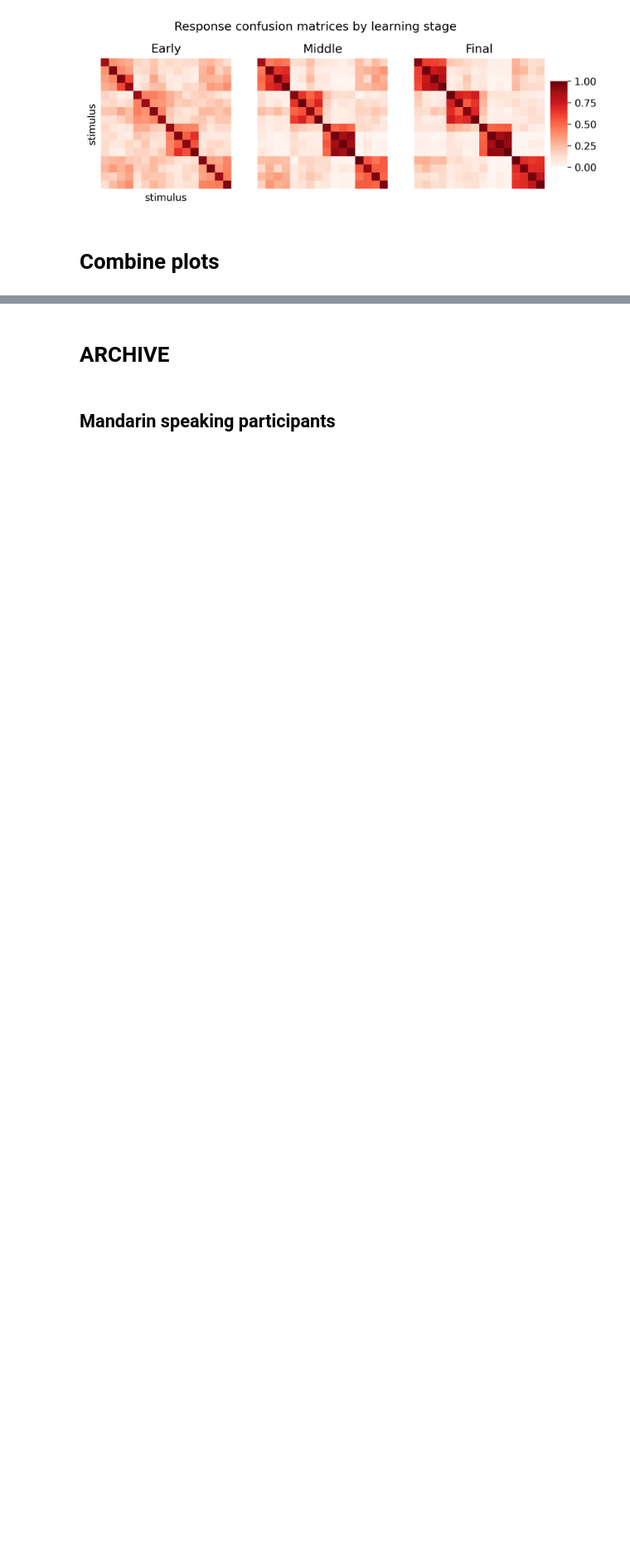
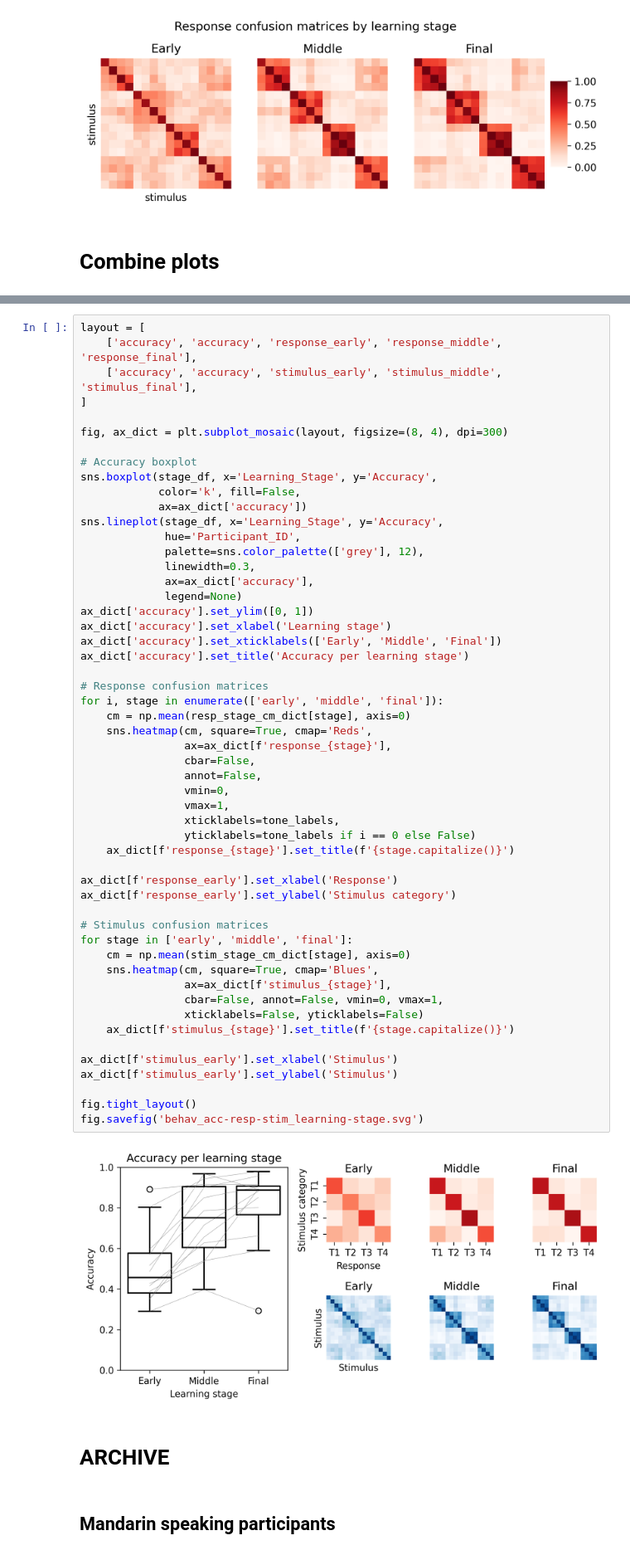
Before and after one commit to SoundBrainLab/fMRI_auditory-category-learning, a Jupyter notebook: 04_behavior/behavior_analysis.ipynb, the cells around one changed output, grey strips where cells are left out. Shown at 83% size. Saved outputs shown, nothing was run; the diff lists cells and outputs as text; blank space fills up the shorter version.

```diff
--- a/04_behavior/behavior_analysis.ipynb
+++ b/04_behavior/behavior_analysis.ipynb
@@ -778,3 +787,58 @@ fig.savefig('behav_learning-stage.svg')
+# %%
+layout = [
+    ['accuracy', 'accuracy', 'response_early', 'response_middle', 'response_final'],
+    ['accuracy', 'accuracy', 'stimulus_early', 'stimulus_middle', 'stimulus_final'],
+]
+
+fig, ax_dict = plt.subplot_mosaic(layout, figsize=(8, 4), dpi=300)
+
+# Accuracy boxplot
+sns.boxplot(stage_df, x='Learning_Stage', y='Accuracy',
+            color='k', fill=False,
+            ax=ax_dict['accuracy'])
+sns.lineplot(stage_df, x='Learning_Stage', y='Accuracy',
+             hue='Participant_ID',
+             palette=sns.color_palette(['grey'], 12),
+             linewidth=0.3,
+             ax=ax_dict['accuracy'],
+             legend=None)
+ax_dict['accuracy'].set_ylim([0, 1])
+ax_dict['accuracy'].set_xlabel('Learning stage')
+ax_dict['accuracy'].set_xticklabels(['Early', 'Middle', 'Final'])
+ax_dict['accuracy'].set_title('Accuracy per learning stage')
+
+# Response confusion matrices
+for i, stage in enumerate(['early', 'middle', 'final']):
+    cm = np.mean(resp_stage_cm_dict[stage], axis=0)
+    sns.heatmap(cm, square=True, cmap='Reds',
+                ax=ax_dict[f'response_{stage}'],
+                cbar=False,
+                annot=False,
+                vmin=0,
+                vmax=1,
+                xticklabels=tone_labels,
+                yticklabels=tone_labels if i == 0 else False)
+    ax_dict[f'response_{stage}'].set_title(f'{stage.capitalize()}')
+
+ax_dict[f'response_early'].set_xlabel('Response')
+ax_dict[f'response_early'].set_ylabel('Stimulus category')
+
+# Stimulus confusion matrices
+for stage in ['early', 'middle', 'final']:
+    cm = np.mean(stim_stage_cm_dict[stage], axis=0)
+    sns.heatmap(cm, square=True, cmap='Blues',
+                ax=ax_dict[f'stimulus_{stage}'],
+                cbar=False, annot=False, vmin=0, vmax=1,
+                xticklabels=False, yticklabels=False)
+    ax_dict[f'stimulus_{stage}'].set_title(f'{stage.capitalize()}')
+
+ax_dict[f'stimulus_early'].set_xlabel('Stimulus')
+ax_dict[f'stimulus_early'].set_ylabel('Stimulus')
+
+fig.tight_layout()
+fig.savefig('behav_acc-resp-stim_learning-stage.svg')
+# %% [output]
+[figure, added]
 # %% [markdown]
 # ARCHIVE
 # %% [markdown]
```
Also changed, not shown: parts of 2 cells of this notebook.
